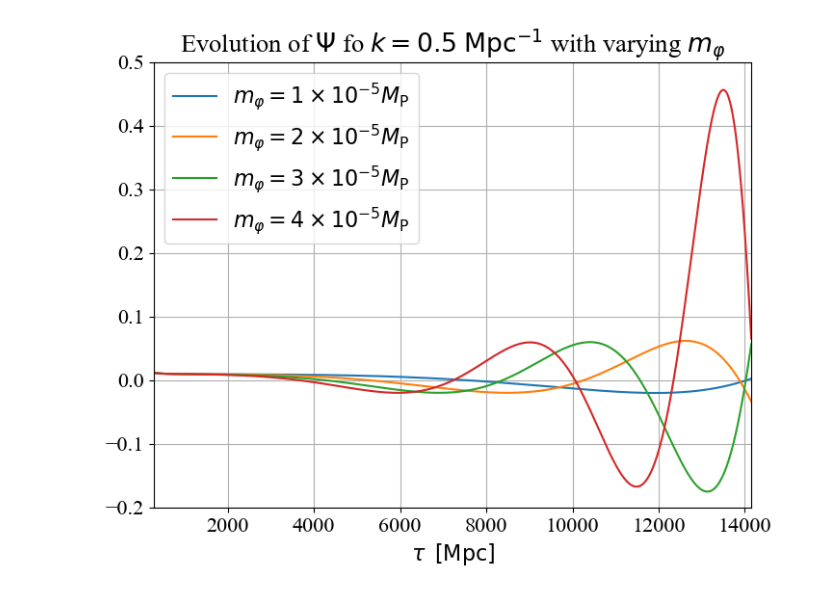
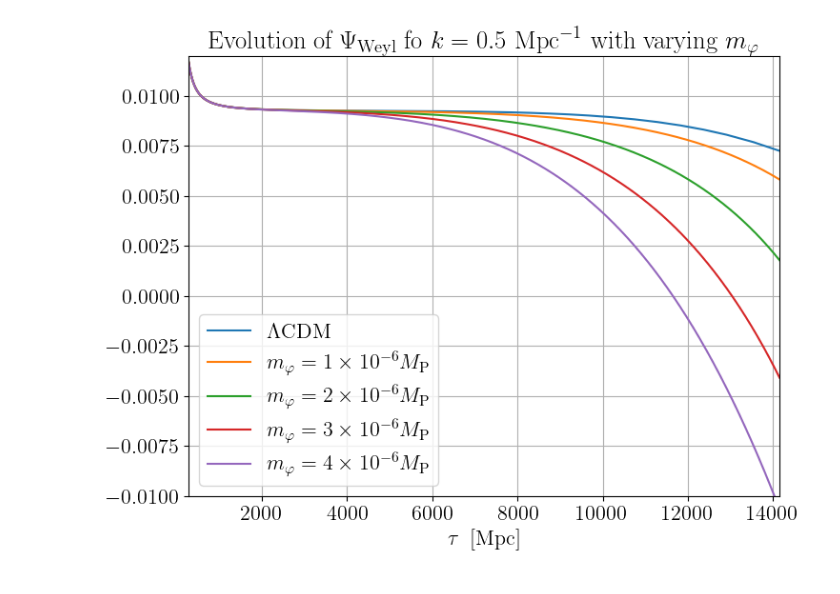
Before and after one commit to cosmosapjw-quantum/class_2209_02277, a Jupyter notebook: notebooks/one_k_mass.ipynb, the cells around one changed output. Saved outputs shown, nothing was run; the diff lists cells and outputs as text; code cells hidden in the pictures.

Commit message:
plots update

```diff
--- a/notebooks/one_k_mass.ipynb
+++ b/notebooks/one_k_mass.ipynb
@@ -296,26 +338,28 @@ plt.savefig('weyldot.png',bbox_inches='tight')
 # %%
 plt.xlabel(r'$\tau \,\,\, \mathrm{[Mpc]}$')
-plt.title(r'Evolution of $\Psi$ fo $k=0.5$ $\mathrm{Mpc}^{-1}$ with varying $m_{\varphi}$')
+plt.title(r'Evolution of $\Psi_\mathrm{Weyl}$ fo $k=0.5$ $\mathrm{Mpc}^{-1}$ with varying $m_{\varphi}$')
 plt.grid()
 #
-plt.axvline(x=tau_rec,color='k')
+# plt.axvline(x=tau_rec,color='k')
 
-plt.xlim([tau_rec,tau1[-1]])
-plt.ylim([-0.2,0.5])
+plt.xlim([tau_rec,tau[-1]])
+plt.ylim([-0.01,0.012])
+# plt.xscale('log')
 #
 # plt.annotate(r'Hubble cross.',
 #                 xy=(1.1*tau_Hubble,0.15),
 #                 xytext=(7.0*tau_Hubble,0.1),
 #                 arrowprops=dict(facecolor='black', shrink=0.05, width=1, headlength=5, headwidth=5),
 #                 fontsize=20)
 
-plt.plot(tau1,psi1+phi1,label=r'$m_{\varphi}=1\times10^{-5} M_\mathrm{P}$')
-plt.plot(tau2,psi2+phi2,label=r'$m_{\varphi}=2\times10^{-5} M_\mathrm{P}$')
-plt.plot(tau3,psi3+phi3,label=r'$m_{\varphi}=3\times10^{-5} M_\mathrm{P}$')
-plt.plot(tau4,psi4+phi4,label=r'$m_{\varphi}=4\times10^{-5} M_\mathrm{P}$')
+plt.plot(tau,psi+phi,label=r'$\Lambda$CDM')
+plt.plot(tau1,psi1+phi1,label=r'$m_{\varphi}=1\times10^{-6} M_\mathrm{P}$')
+plt.plot(tau2,psi2+phi2,label=r'$m_{\varphi}=2\times10^{-6} M_\mathrm{P}$')
+plt.plot(tau3,psi3+phi3,label=r'$m_{\varphi}=3\times10^{-6} M_\mathrm{P}$')
+plt.plot(tau4,psi4+phi4,label=r'$m_{\varphi}=4\times10^{-6} M_\mathrm{P}$')
 
-plt.legend(loc='upper left')
+plt.legend(loc='lower left')
 
 plt.savefig('weylscalar.png',bbox_inches='tight')
 # %% [output]
-[figure, old version]
+[figure, new version]
```
Also changed, not shown: parts of 3 cells of this notebook, 20 other files.
